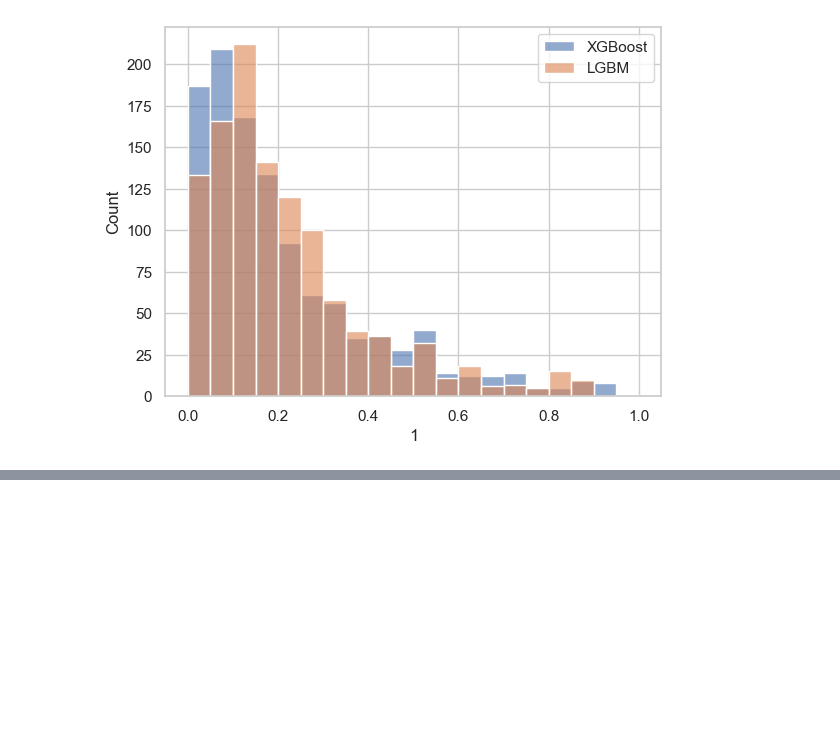
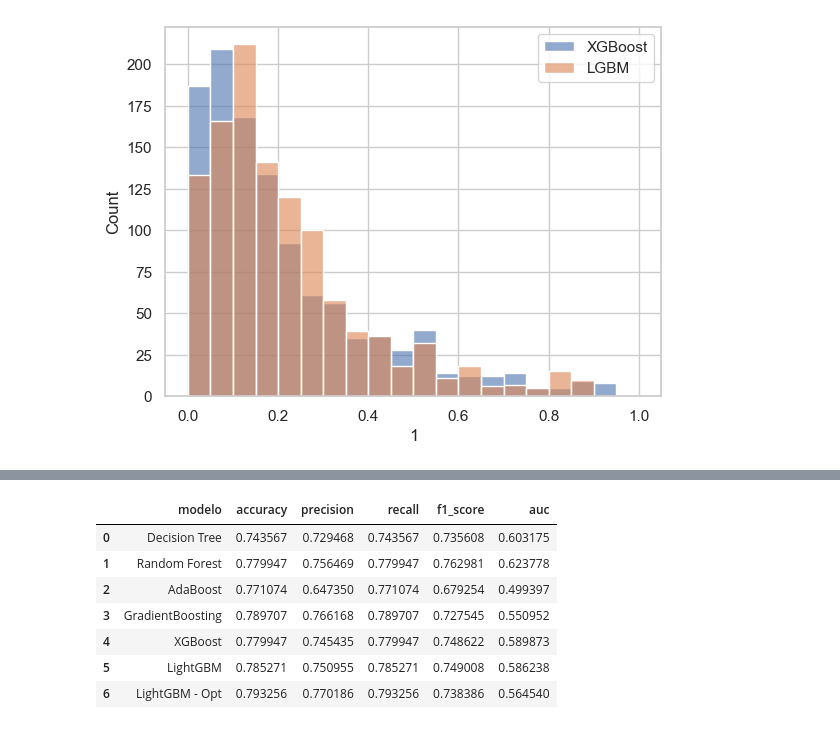
Before and after one commit to jaisson-italo/ds_salary_machine_learning_I, a Jupyter notebook: projeto_ml.ipynb, the cells around one changed output, grey strips where cells are left out. Cells and saved outputs as stored; diff of their text form; code cells hidden in the pictures; blank space fills up the shorter version.

```diff
--- a/projeto_ml.ipynb
+++ b/projeto_ml.ipynb
@@ -1178,0 +1249,12 @@ def test_models_plot_roc_auc_curve(
+# %%
+metricas_df = pd.DataFrame(resp, columns=['modelo'] + list(pipeline_response['Decision Tree'].keys()))
+metricas_df
+# %% [output]
+|  | modelo | accuracy | precision | recall | f1_score | auc |
+| 0 | Decision Tree | 0.743567 | 0.729468 | 0.743567 | 0.735608 | 0.603175 |
+| 1 | Random Forest | 0.779947 | 0.756469 | 0.779947 | 0.762981 | 0.623778 |
+| 2 | AdaBoost | 0.771074 | 0.647350 | 0.771074 | 0.679254 | 0.499397 |
+| 3 | GradientBoosting | 0.789707 | 0.766168 | 0.789707 | 0.727545 | 0.550952 |
+| 4 | XGBoost | 0.779947 | 0.745435 | 0.779947 | 0.748622 | 0.589873 |
+| 5 | LightGBM | 0.785271 | 0.750955 | 0.785271 | 0.749008 | 0.586238 |
+| 6 | LightGBM - Opt | 0.793256 | 0.770186 | 0.793256 | 0.738386 | 0.564540 |
```
Also changed, not shown: parts of 4 cells of this notebook.
